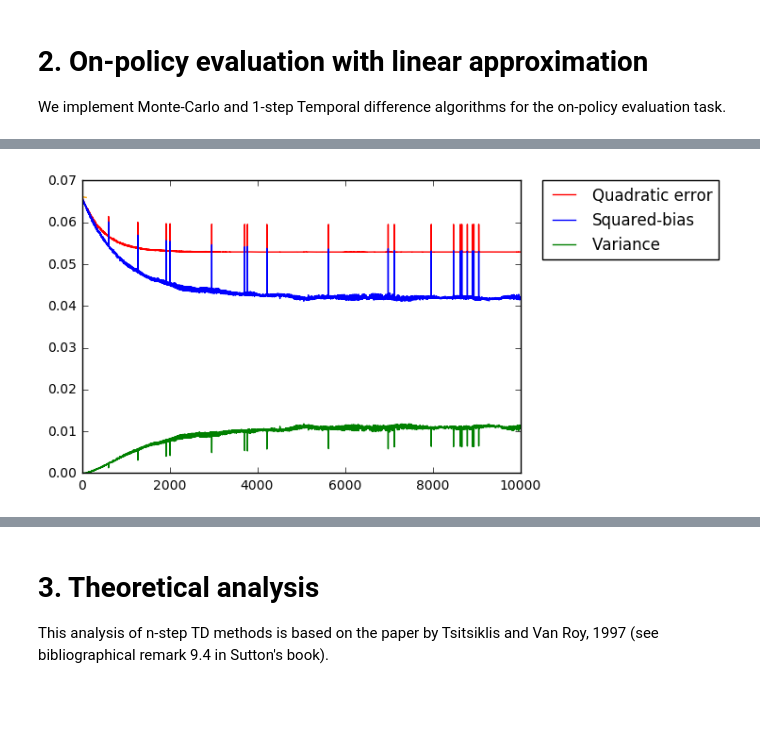
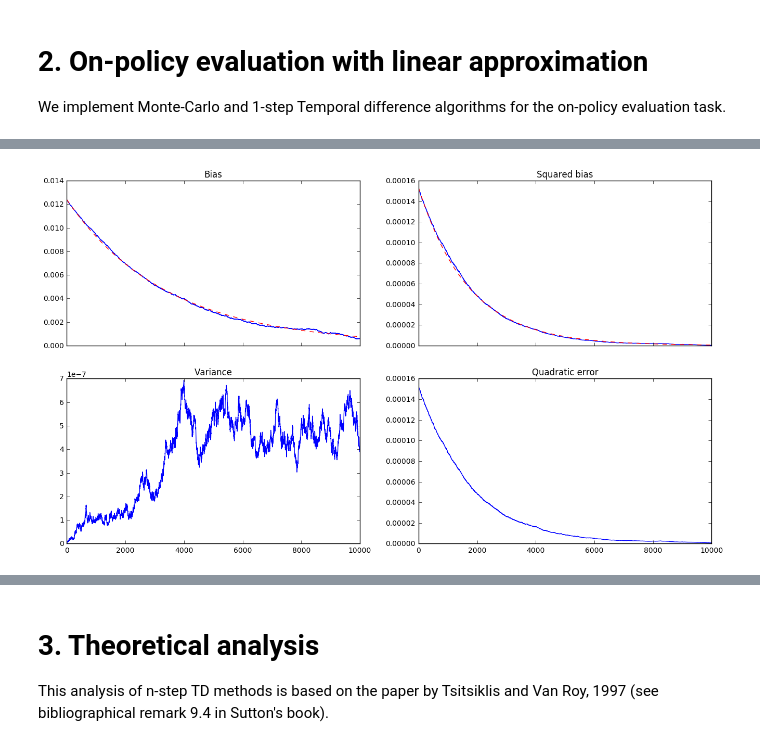
Before and after one commit to mtanneau/ReinforcementLearningClass, a Jupyter notebook: Mar17/Presentation_Mar17_MTanneau.ipynb, the cells around one changed output, grey strips where cells are left out. Saved outputs shown, nothing was run; the diff lists cells and outputs as text; code cells hidden in the pictures; blank space fills up the shorter version.

Commit message:
Corrected MC theoretical bias

```diff
--- a/Mar17/Presentation_Mar17_MTanneau.ipynb
+++ b/Mar17/Presentation_Mar17_MTanneau.ipynb
@@ -138,3 +142,7 @@ def MSVE(theta,D,Phi,v_pi):
 # 2. On-policy evaluation with linear approximation
 
 We implement Monte-Carlo and 1-step Temporal difference algorithms for the on-policy evaluation task.
+# %%
+nEp_mc=1000 #number of episodes
+nbRuns_mc=1000 #number of runs
+alpha_mc=2*10**(-5) #learning rate
@@ -140,0 +175,14 @@ We implement Monte-Carlo and 1-step Temporal difference algorithms for the on-po
+# %%
+#now we do the same for bias
+bias_mc_exp=np.zeros((nEp_mc,k+1))
+bias_mc_exp[0,:]=-theta_mc_star
+print 0,'/',nEp_mc
+for e in range(1,nEp_mc):
+    #alpha_mc = 2.0/(e+100000.0)
+    if((e+1) % (nEp_mc/10) == 0):
+        print e+1,'/',nEp_mc
+    bias_mc_exp[e,:]=np.power((np.eye(k+1)-alpha_mc*A),83).dot(bias_mc_exp[e-1,:])
+
+
+theta_mc_exp = bias_mc_exp+theta_mc_star
+v_mc_exp=(Phi.dot(theta_mc_exp.T)).T
@@ -230,18 +279,29 @@ plt.show()
 # %%
-#compute bias
+#compute empirical bias
 bias_mc=np.mean(theta_save_mc,0)-theta_mc_star
+#compute empirical variance
+var_mc=np.var(theta_save_mc,0)
+#compute empirical quadratic error
+qerr_mc = var_mc+np.square(bias_mc)
 
-#compute variance
-var_mc=np.var(theta_save_mc,0)
+param=5
 
-#compute quadratic error
-qerr_mc = var_mc+np.square(bias_mc)
-plt.plot(qerr_mc[:,2],label='Quadratic error',color='r')
-plt.plot(np.square(bias_mc[:,2]),color='b',label='Squared-bias')
-plt.plot(var_mc[:,2],color='g',label='Variance')
-plt.plot(np.square(bias_mc_exp[:,2]),color='orange',label='Theoretical bias')
+f, ((ax1, ax2), (ax3, ax4)) = plt.subplots(2, 2, sharex='col',figsize=(16,9))
 
-plt.legend(bbox_to_anchor=(1.05, 1), loc=2, borderaxespad=0.)
+ax1.plot(bias_mc[:,param],color='b',label='Empirical bias')
+ax1.plot(bias_mc_exp[:,param],color='r',ls='--',label='Theoretical bias')
+ax1.set_title('Bias')
+
+ax2.plot(np.square(bias_mc[:,param]),color='b',label='Squared-bias')
+ax2.plot(np.square(bias_mc_exp[:,param]),color='r',ls='--',label='Theoretical bias')
+ax2.set_title('Squared bias')
+
+ax3.plot(var_mc[:,param],color='b',label='Variance')
+ax3.set_title('Variance')
+
+ax4.plot(qerr_mc[:,param],color='b',label='Quadratic error')
+ax4.set_title('Quadratic error')
+
 plt.show()
 # %% [output]
-[figure, old version]
+[figure, new version]
```
Also changed, not shown: parts of 18 cells of this notebook.
